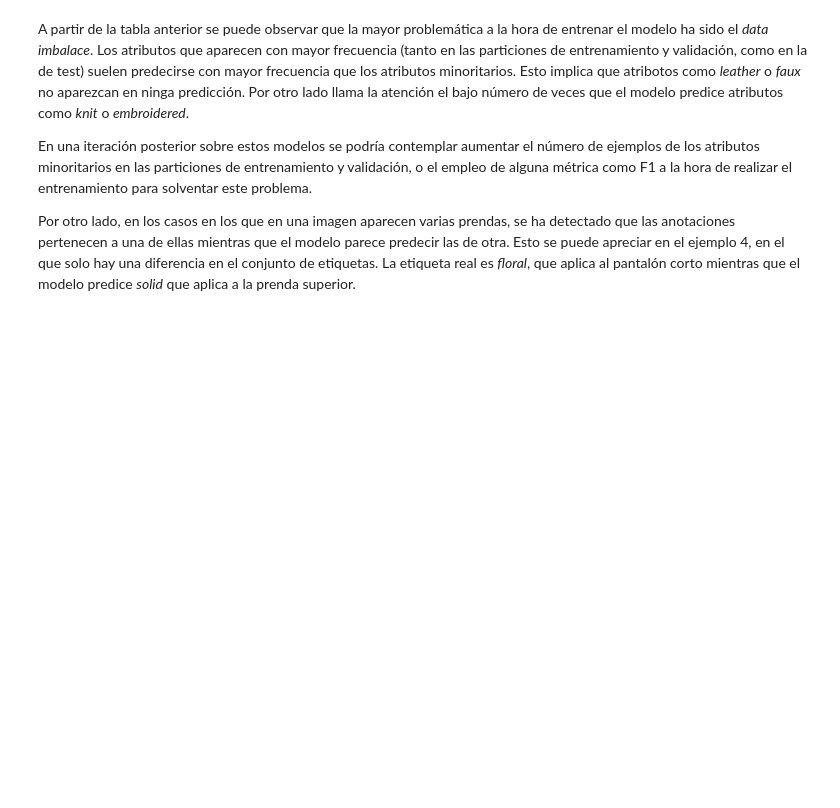
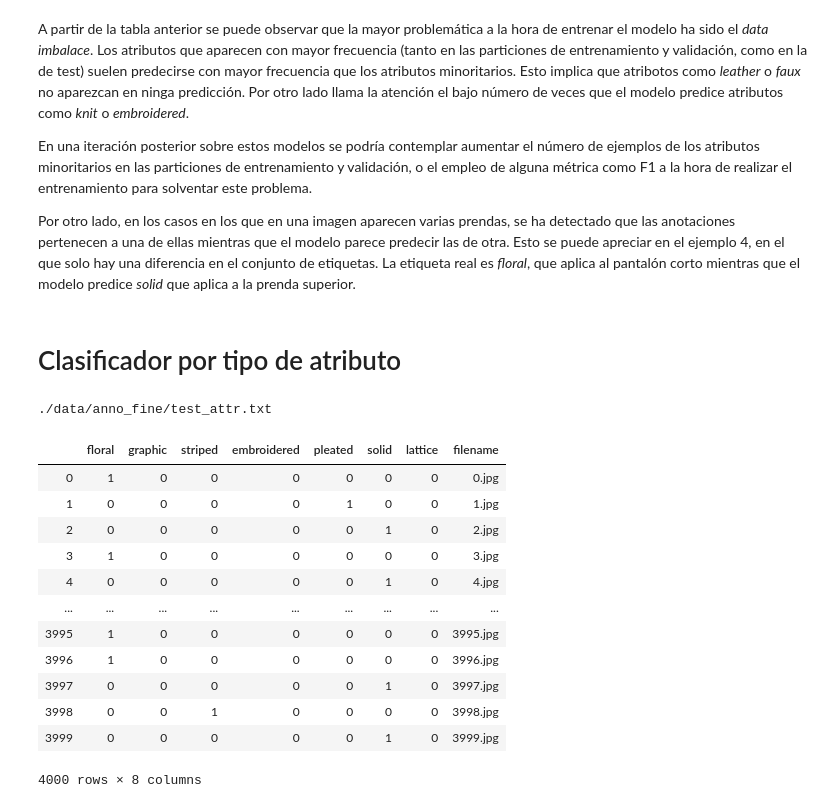
Before and after one commit to akepa/attribute-detection-in-fashon-images, a Jupyter notebook: DeepFashion_VersionReducida.ipynb, the cells around one changed output. Drawn from its saved outputs; the diff is of its cells as text; code cells hidden in the pictures; blank space fills up the shorter version.

Commit message:
Actualización métodos para consturir modelos por tipo de atributo

```diff
--- a/DeepFashion_VersionReducida.ipynb
+++ b/DeepFashion_VersionReducida.ipynb
@@ -120,9 +120,17 @@ A continuación se define la función que crea los generadores de imágenes, que
 La función es parametrizable para poder realizar un análisis de los valores óptimos y elegir los más adecuados para esta tarea de clasificación. Este análisis se realiza más adelante.
 # %%
 # Construcción del dataframe requerido para usar la función flow_from_dataframe
-def build_iterator_dataframe(partition):
+def build_iterator_dataframe(partition, attr_type=None):
     partition_attribute_filepath = ANNO_FINE_PATH + "/" + partition + "_attr.txt"
     print(partition_attribute_filepath)
     data = pd.read_csv(partition_attribute_filepath, sep = ' ', names = attributes, index_col=False)
+
+    # Filtrado por tipo de atributo. Empleado para los clasificadores separados por tipo de atributo.
+    if attr_type is not None:
+        columns = attr_type_to_columns[str(attr_type)]
+        fst, lst = columns[0], columns[-1]+1
+        data = data.iloc[:, fst:lst]
+
     data['filename'] = [str(i) + '.jpg' for i in range(0,len(data))]
+
     return data
@@ -1103,3 +1007,22 @@ A partir de la tabla anterior se puede observar que la mayor problemática a la
 En una iteración posterior sobre estos modelos se podría contemplar aumentar el número de ejemplos de los atributos minoritarios en las particiones de entrenamiento y validación, o el empleo de alguna métrica como F1 a la hora de realizar el entrenamiento para solventar este problema.
 
 Por otro lado, en los casos en los que en una imagen aparecen varias prendas, se ha detectado que las anotaciones pertenecen a una de ellas mientras que el modelo parece predecir las de otra. Esto se puede apreciar en el ejemplo 4, en el que solo hay una diferencia en el conjunto de etiquetas. La etiqueta real es _floral_, que aplica al pantalón corto mientras que el modelo predice _solid_ que aplica a la prenda superior.
+# %% [markdown]
+# Clasificador por tipo de atributo
+# %%
+build_iterator_dataframe('test', 1)
+# %% [output]
+./data/anno_fine/test_attr.txt
+|  | floral | graphic | striped | embroidered | pleated | solid | lattice | filename |
+| 0 | 1 | 0 | 0 | 0 | 0 | 0 | 0 | 0.jpg |
+| 1 | 0 | 0 | 0 | 0 | 1 | 0 | 0 | 1.jpg |
+| 2 | 0 | 0 | 0 | 0 | 0 | 1 | 0 | 2.jpg |
+| 3 | 1 | 0 | 0 | 0 | 0 | 0 | 0 | 3.jpg |
+| 4 | 0 | 0 | 0 | 0 | 0 | 1 | 0 | 4.jpg |
+| ... | ... | ... | ... | ... | ... | ... | ... | ... |
+| 3995 | 1 | 0 | 0 | 0 | 0 | 0 | 0 | 3995.jpg |
+| 3996 | 1 | 0 | 0 | 0 | 0 | 0 | 0 | 3996.jpg |
+| 3997 | 0 | 0 | 0 | 0 | 0 | 1 | 0 | 3997.jpg |
+| 3998 | 0 | 0 | 1 | 0 | 0 | 0 | 0 | 3998.jpg |
+| 3999 | 0 | 0 | 0 | 0 | 0 | 1 | 0 | 3999.jpg |
+4000 rows × 8 columns
```
Also changed, not shown: parts of 16 cells of this notebook.
